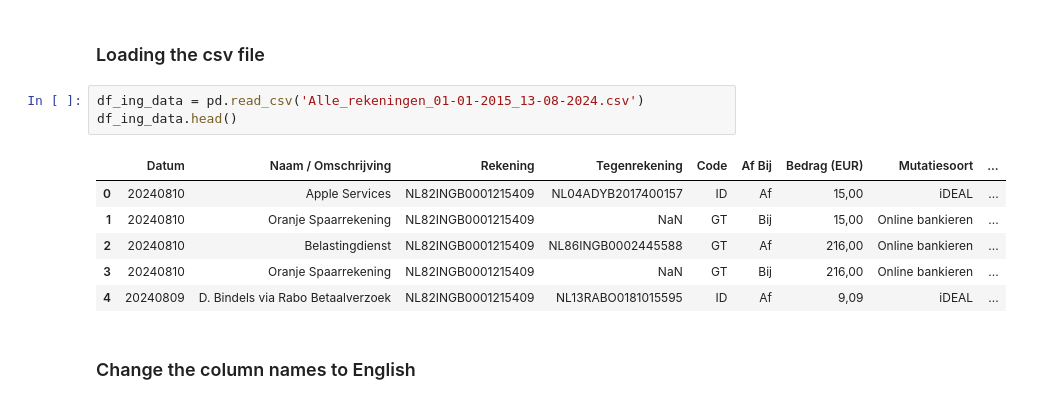
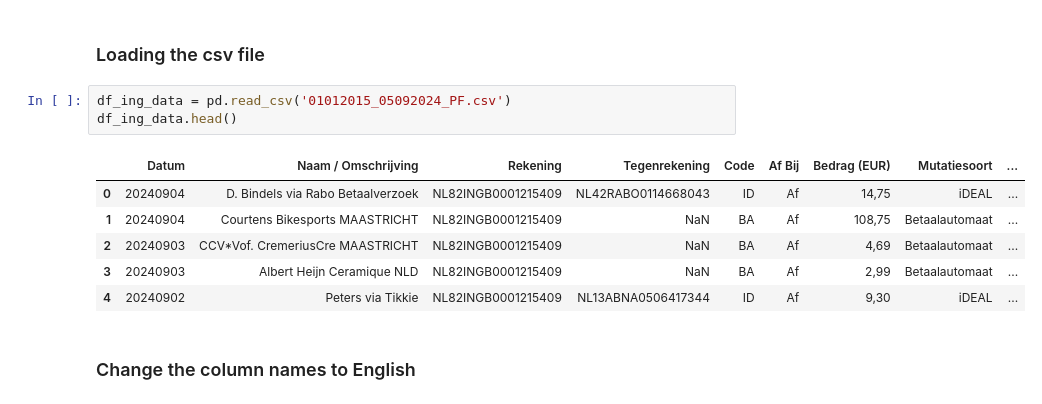
Before and after one commit to Paoloal/datasciencejourney, a Jupyter notebook: pythonlearnings/part1_jupyternotebook_and_basic_syntax/personalfinanceproject/PersonalFinanceProject.ipynb, the cells around one changed output. Saved outputs shown, nothing was run; the diff lists cells and outputs as text.

```diff
--- a/pythonlearnings/part1_jupyternotebook_and_basic_syntax/personalfinanceproject/PersonalFinanceProject.ipynb
+++ b/pythonlearnings/part1_jupyternotebook_and_basic_syntax/personalfinanceproject/PersonalFinanceProject.ipynb
@@ -9,15 +9,15 @@ import matplotlib.pyplot as plt
 # %% [markdown]
 ### Loading the csv file
 # %%
-df_ing_data = pd.read_csv('Alle_rekeningen_01-01-2015_13-08-2024.csv')
+df_ing_data = pd.read_csv('01012015_05092024_PF.csv')
 df_ing_data.head()
 # %% [output]
 |  | Datum | Naam / Omschrijving | Rekening | Tegenrekening | Code | Af Bij | Bedrag (EUR) | Mutatiesoort | ... |
-| 0 | 20240810 | Apple Services | NL82INGB0001215409 | NL04ADYB2017400157 | ID | Af | 15,00 | iDEAL | ... |
-| 1 | 20240810 | Oranje Spaarrekening | NL82INGB0001215409 | NaN | GT | Bij | 15,00 | Online bankieren | ... |
-| 2 | 20240810 | Belastingdienst | NL82INGB0001215409 | NL86INGB0002445588 | GT | Af | 216,00 | Online bankieren | ... |
-| 3 | 20240810 | Oranje Spaarrekening | NL82INGB0001215409 | NaN | GT | Bij | 216,00 | Online bankieren | ... |
-| 4 | 20240809 | D. Bindels via Rabo Betaalverzoek | NL82INGB0001215409 | NL13RABO0181015595 | ID | Af | 9,09 | iDEAL | ... |
+| 0 | 20240904 | D. Bindels via Rabo Betaalverzoek | NL82INGB0001215409 | NL42RABO0114668043 | ID | Af | 14,75 | iDEAL | ... |
+| 1 | 20240904 | Courtens Bikesports MAASTRICHT | NL82INGB0001215409 | NaN | BA | Af | 108,75 | Betaalautomaat | ... |
+| 2 | 20240903 | CCV*Vof. CremeriusCre MAASTRICHT | NL82INGB0001215409 | NaN | BA | Af | 4,69 | Betaalautomaat | ... |
+| 3 | 20240903 | Albert Heijn Ceramique NLD | NL82INGB0001215409 | NaN | BA | Af | 2,99 | Betaalautomaat | ... |
+| 4 | 20240902 | Peters via Tikkie | NL82INGB0001215409 | NL13ABNA0506417344 | ID | Af | 9,30 | iDEAL | ... |
 # %% [markdown]
 ### Change the column names to English
 # %%
```
Also changed, not shown: parts of 28 cells of this notebook, 3 other files.
